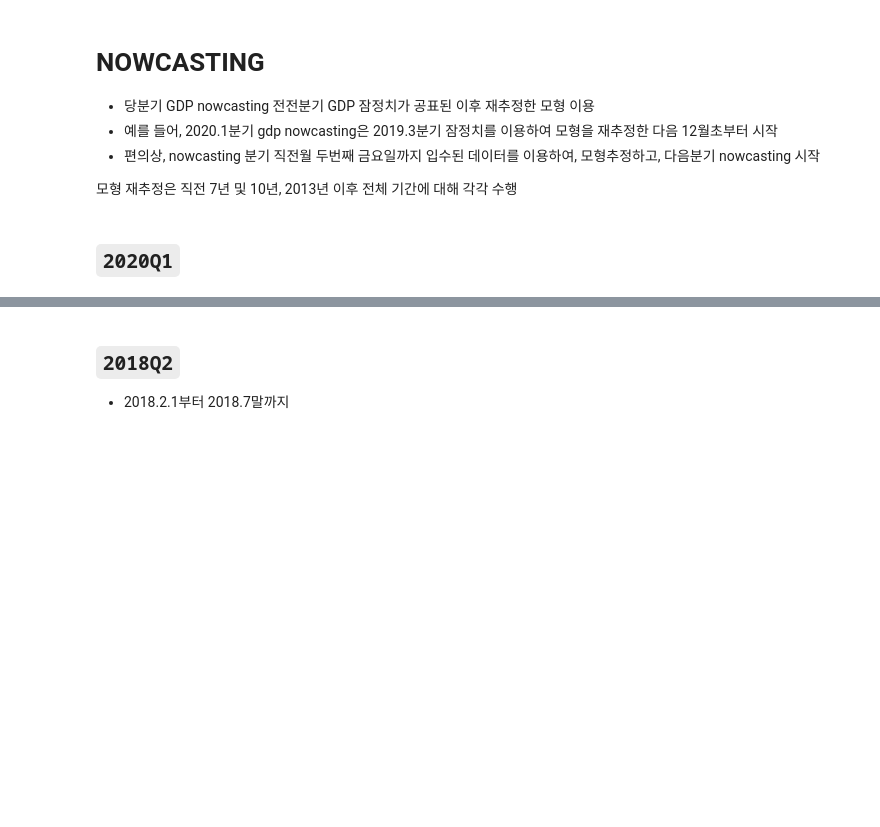
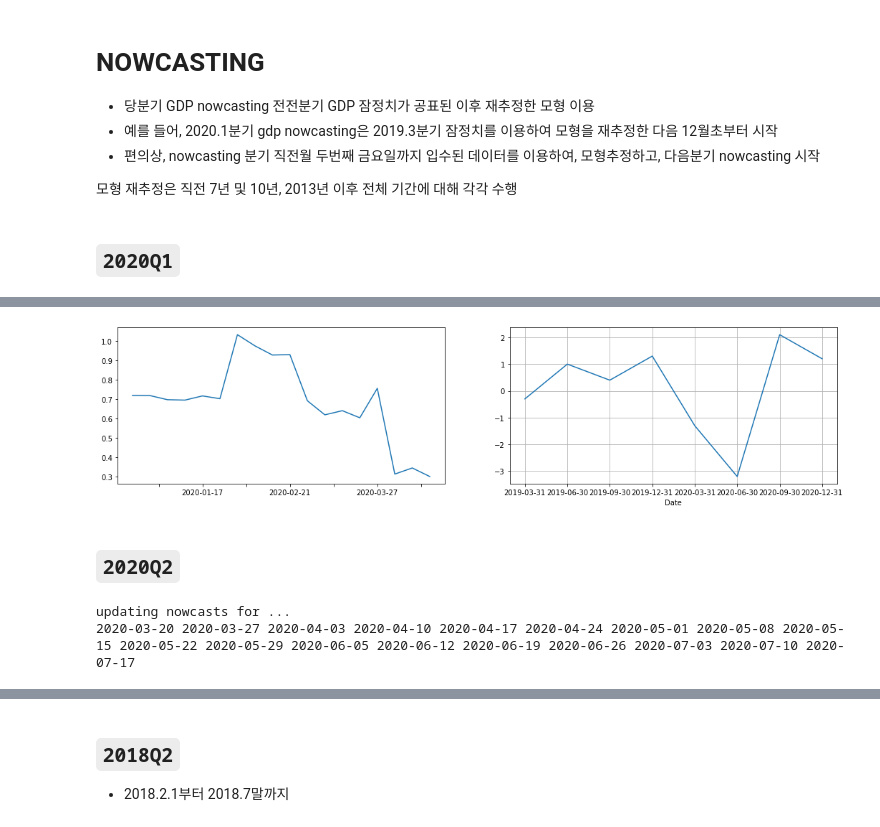
Before and after one commit to hyunchangyi/nowcasting, a Jupyter notebook: nowcasting_kr.ipynb, the cells around one changed output, grey strips where cells are left out. Saved outputs shown, nothing was run; the diff lists cells and outputs as text; code cells hidden in the pictures; blank space fills up the shorter version.

```diff
--- a/nowcasting_kr.ipynb
+++ b/nowcasting_kr.ipynb
@@ -1738,34 +1810,6 @@ P_ppi     -0.0138  0.4194  0.0917  0.0397
 - 편의상, nowcasting 분기 직전월 두번째 금요일까지 입수된 데이터를 이용하여, 모형추정하고, 다음분기 nowcasting 시작
 
 모형 재추정은 직전 7년 및 10년, 2013년 이후 전체 기간에 대해 각각 수행
-# %%
-def second_friday(year, month):
-    """Return datetime.date for monthly option expiration given year and
-    month
-    """
-    # The 8th is the lowest second day in the month
-    second = date(year, month, 8)
-    # What day of the week is the 8th?
-    w = second.weekday()
-    # Friday is weekday 4
-    if w != 4:
-        # Replace just the day (of month)
-        second = second.replace(day=(8 + (4 - w) % 7))
-    return second.strftime('%Y-%m-%d')
-# %%
-def third_friday(year, month):
-    """Return datetime.date for monthly option expiration given year and
-    month
-    """
-    # The 8th is the lowest second day in the month
-    third = date(year, month, 15)
-    # What day of the week is the 15th?
-    w = third.weekday()
-    # Friday is weekday 4
-    if w != 4:
-        # Replace just the day (of month)
-        third = third.replace(day=(15 + (4 - w) % 7))
-    return third.strftime('%Y-%m-%d')
 # %% [markdown]
 ## `2020Q1`
 # %%
@@ -1836,4 +1864,9 @@ def weekly_nowcasting(vintages, R, target, print_detial=False):
 # %%
 fig, axs = plt.subplots(1, 2, figsize=(18, 4))
 nowcasts.new.plot(ax=axs[0])
 Releases[target.v].loc['2021-04-30', '2019':'2021'].plot(ax=axs[1])
+axs[1].grid()
+# %% [output]
+[figure, added]
+# %% [markdown]
+## `2020Q2`
@@ -1839,0 +1901,7 @@ Releases[target.v].loc['2021-04-30', '2019':'2021'].plot(ax=axs[1])
+# %%
+R = DFMResult(**pickle.load(open(vintage + '_7yrs_full_t5',"rb")))
+
+nowcasts = weekly_nowcasting(vintages, R, target, print_detial=False)
+# %% [output]
+updating nowcasts for ...
+2020-03-20 2020-03-27 2020-04-03 2020-04-10 2020-04-17 2020-04-24 2020-05-01 2020-05-08 2020-05-15 2020-05-22 2020-05-29 2020-06-05 2020-06-12 2020-06-19 2020-06-26 2020-07-03 2020-07-10 2020-07-17
```
Also changed, not shown: parts of 22 cells of this notebook, 5 other files.
